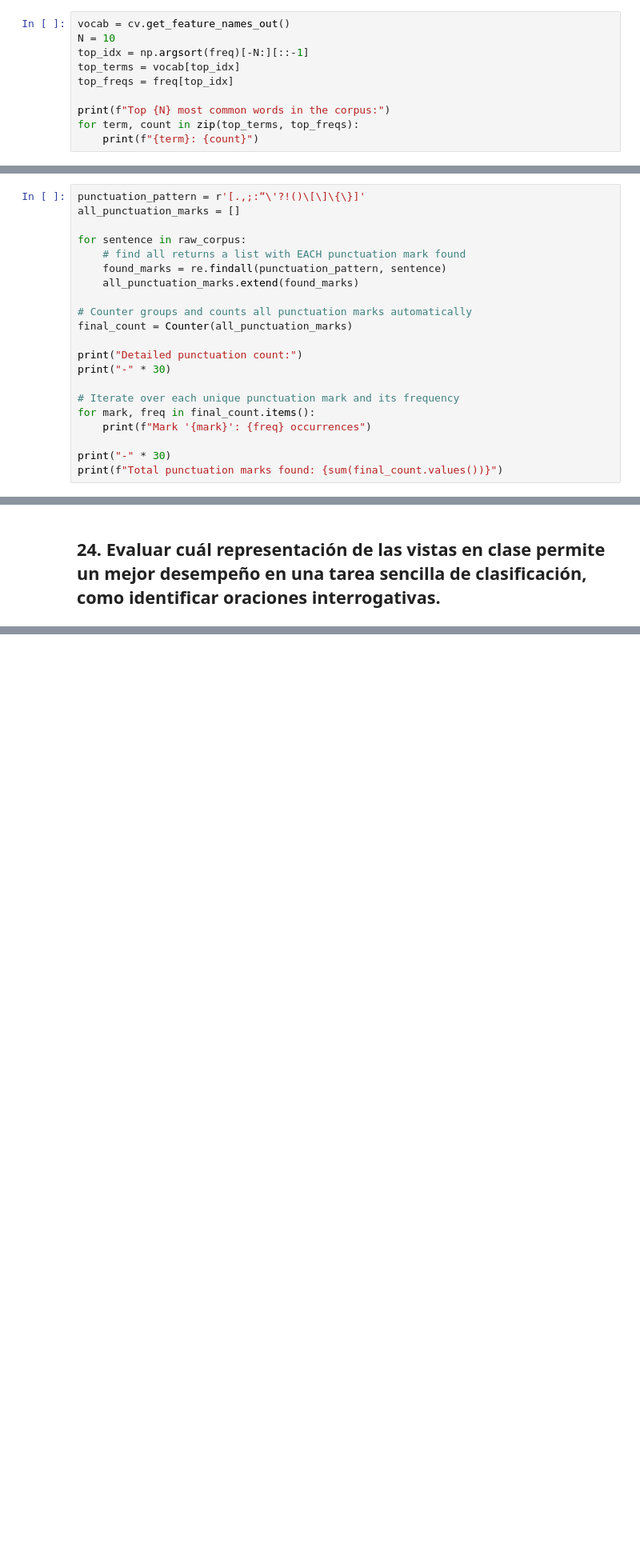
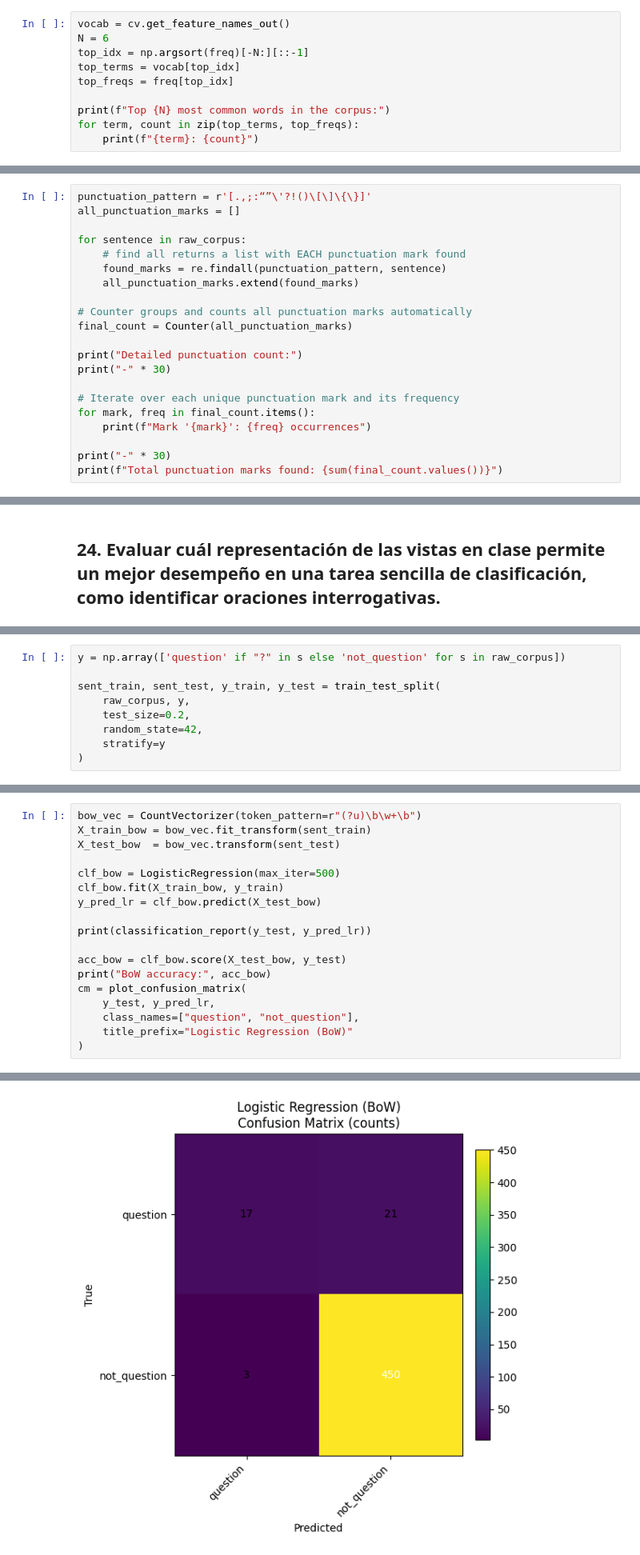
Before and after one commit to RicardoCalvoP/TC3007C, a Jupyter notebook: NaturalLanguageProcessing/A01028889Exam.ipynb, the cells around one changed output, grey strips where cells are left out. Shown at 80% size. Cells and saved outputs as stored; diff of their text form; blank space fills up the shorter version.

```diff
--- a/NaturalLanguageProcessing/A01028889Exam.ipynb
+++ b/NaturalLanguageProcessing/A01028889Exam.ipynb
@@ -234,7 +254,7 @@ Para identificar las palabras más comunes del corpus aprovechamos directamente
 Con `cv.get_feature_names_out()` obtenemos el vocabulario en el mismo orden en que fue generado por la vectorización, lo que permite mapear fácilmente los índices seleccionados a las palabras correspondientes. Al extraer `top_terms` y `top_freqs` podemos imprimir las palabras más comunes junto con su frecuencia real. Este procedimiento es directo, fiable y aprovecha completamente la estructura ya construida por el modelo de bolsa de palabras.
 # %%
 vocab = cv.get_feature_names_out()
-N = 10
+N = 6
 top_idx = np.argsort(freq)[-N:][::-1]
 top_terms = vocab[top_idx]
 top_freqs = freq[top_idx]
@@ -356,7 +368,7 @@ Para contar la frecuencia de los signos de puntuación definimos primero un patr
 
 Una vez recopiladas todas las marcas utilizamos `Counter`, que facilita agruparlas y obtener la frecuencia de cada tipo de signo sin necesidad de estructuras adicionales. Esto nos permite generar un recuento detallado por símbolo y también calcular el total acumulado de signos de puntuación presentes en el corpus. El procedimiento es directo, preciso y reutiliza la estructura del corpus ya preprocesado sin necesidad de tokenizaciones extra.
 # %%
-punctuation_pattern = r'[.,;:“\'?!()\[\]\{\}]'
+punctuation_pattern = r'[.,;:“”\'?!()\[\]\{\}]'
 all_punctuation_marks = []
 
 for sentence in raw_corpus:
@@ -1114,0 +1128,9 @@ for k, sent in enumerate(valid_sentences):
+# %%
+y = np.array(['question' if "?" in s else 'not_question' for s in raw_corpus])
+
+sent_train, sent_test, y_train, y_test = train_test_split(
+    raw_corpus, y,
+    test_size=0.2,
+    random_state=42,
+    stratify=y
+)
@@ -1114,0 +1139,19 @@ for k, sent in enumerate(valid_sentences):
+# %%
+bow_vec = CountVectorizer(token_pattern=r"(?u)\b\w+\b")
+X_train_bow = bow_vec.fit_transform(sent_train)
+X_test_bow  = bow_vec.transform(sent_test)
+
+clf_bow = LogisticRegression(max_iter=500)
+clf_bow.fit(X_train_bow, y_train)
+y_pred_lr = clf_bow.predict(X_test_bow)
+
+print(classification_report(y_test, y_pred_lr))
+
+acc_bow = clf_bow.score(X_test_bow, y_test)
+print("BoW accuracy:", acc_bow)
+cm = plot_confusion_matrix(
+    y_test, y_pred_lr,
+    class_names=["question", "not_question"],
+    title_prefix="Logistic Regression (BoW)"
+)
+# %% [output]
@@ -1114,0 +1177 @@ for k, sent in enumerate(valid_sentences):
+[figure, added]
```
Also changed, not shown: parts of 54 cells of this notebook.
